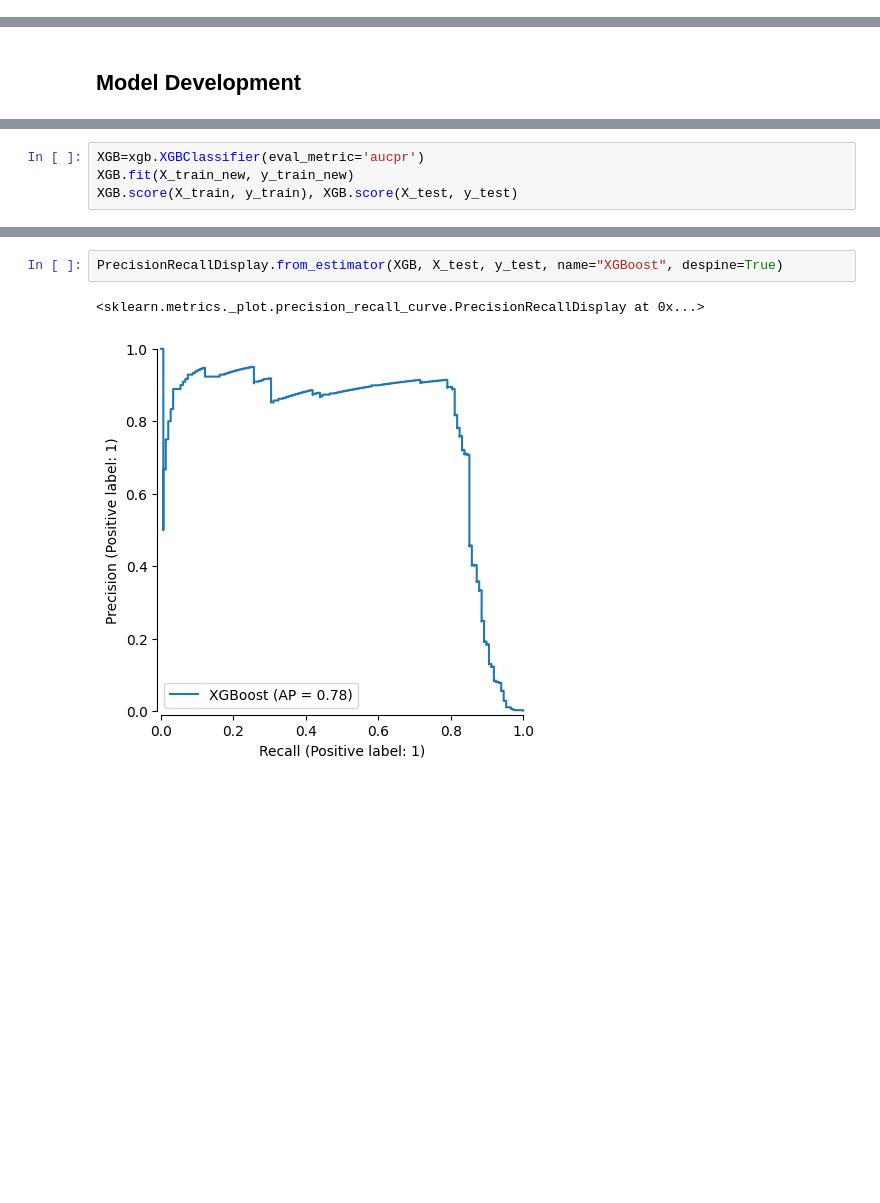
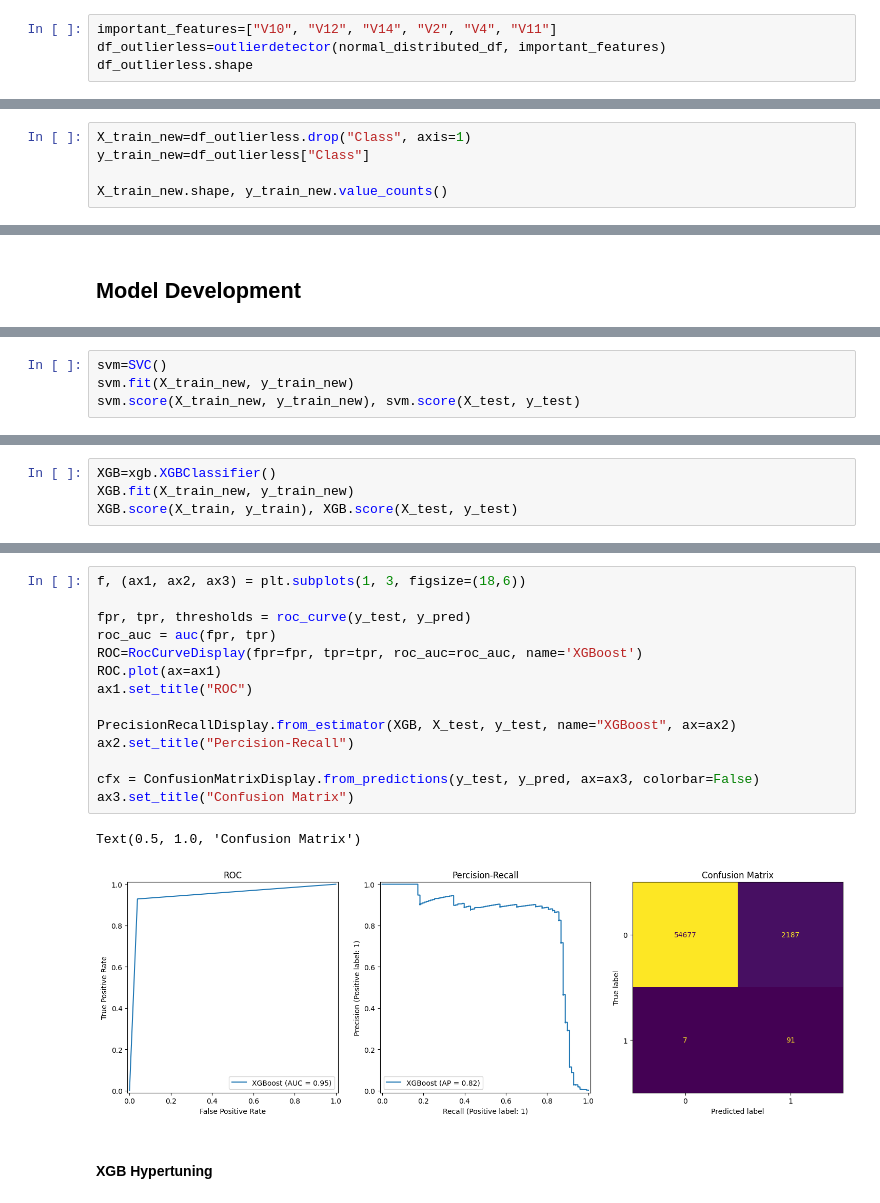
Before and after one commit to MehrdadSamadishadlou/kaggle_Credit_Card_Fraud_Detection, a Jupyter notebook: FraudDetection-Upgraded.ipynb, the cells around one changed output, grey strips where cells are left out. Drawn from its saved outputs; the diff is of its cells as text; blank space fills up the shorter version.

```diff
--- a/FraudDetection-Upgraded.ipynb
+++ b/FraudDetection-Upgraded.ipynb
@@ -185,0 +182,4 @@ The features with positive correlatation over 0.4 are V2, V4, and V11, and with
+# %%
+important_features=["V10", "V12", "V14", "V2", "V4", "V11"]
+df_outlierless=outlierdetector(normal_distributed_df, important_features)
+df_outlierless.shape
@@ -185,0 +188,5 @@ The features with positive correlatation over 0.4 are V2, V4, and V11, and with
+# %%
+X_train_new=df_outlierless.drop("Class", axis=1)
+y_train_new=df_outlierless["Class"]
+
+X_train_new.shape, y_train_new.value_counts()
@@ -215,0 +240,4 @@ PrecisionRecallDisplay.from_estimator(LR, X_test, y_test, name="Logistic Regress
+# %%
+svm=SVC()
+svm.fit(X_train_new, y_train_new)
+svm.score(X_train_new, y_train_new), svm.score(X_test, y_test)
@@ -244,5 +314,5 @@ PrecisionRecallDisplay.from_estimator(RF, X_test, y_test, name="Random Forest",
 # %%
-XGB=xgb.XGBClassifier(eval_metric='aucpr')
+XGB=xgb.XGBClassifier()
 XGB.fit(X_train_new, y_train_new)
 XGB.score(X_train, y_train), XGB.score(X_test, y_test)
 # %% [output]
@@ -267,8 +332,22 @@ weighted avg       1.00      0.95      0.97     85443
 # %%
-PrecisionRecallDisplay.from_estimator(XGB, X_test, y_test, name="XGBoost", despine=True)
+f, (ax1, ax2, ax3) = plt.subplots(1, 3, figsize=(18,6))
+
+fpr, tpr, thresholds = roc_curve(y_test, y_pred)
+roc_auc = auc(fpr, tpr)
+ROC=RocCurveDisplay(fpr=fpr, tpr=tpr, roc_auc=roc_auc, name='XGBoost')
+ROC.plot(ax=ax1)
+ax1.set_title("ROC")
+
+PrecisionRecallDisplay.from_estimator(XGB, X_test, y_test, name="XGBoost", ax=ax2)
+ax2.set_title("Percision-Recall")
+
+cfx = ConfusionMatrixDisplay.from_predictions(y_test, y_pred, ax=ax3, colorbar=False)
+ax3.set_title("Confusion Matrix")
 # %% [output]
-<sklearn.metrics._plot.precision_recall_curve.PrecisionRecallDisplay at 0x...>
+Text(0.5, 1.0, 'Confusion Matrix')
-[figure, old version]
+[figure, new version]
+# %% [markdown]
+#### XGB Hypertuning
 # %%
 XGB = xgb.XGBClassifier(objective='binary:logistic', eval_metric='aucpr', use_label_encoder=False)
 
```
Also changed, not shown: parts of 32 cells of this notebook.
